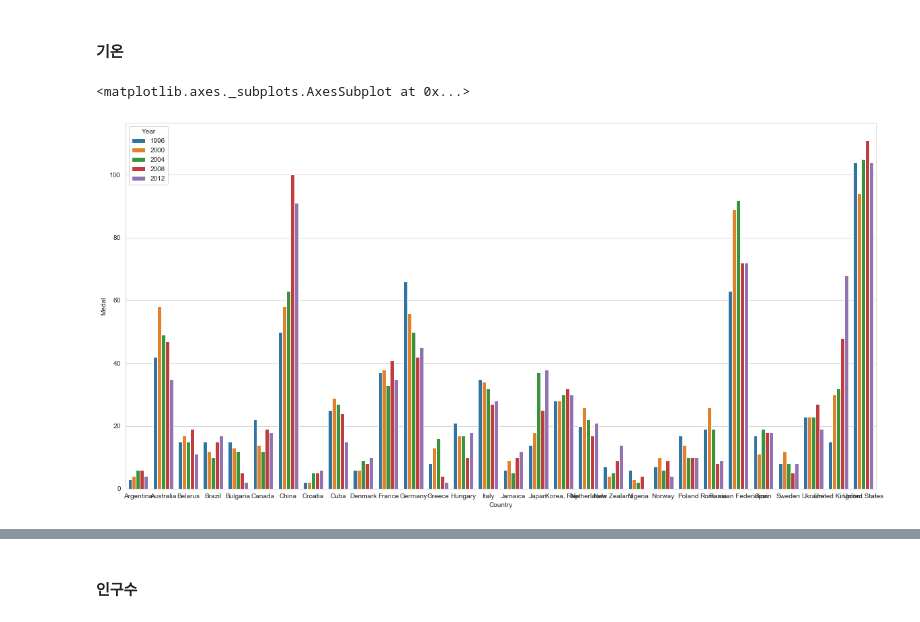
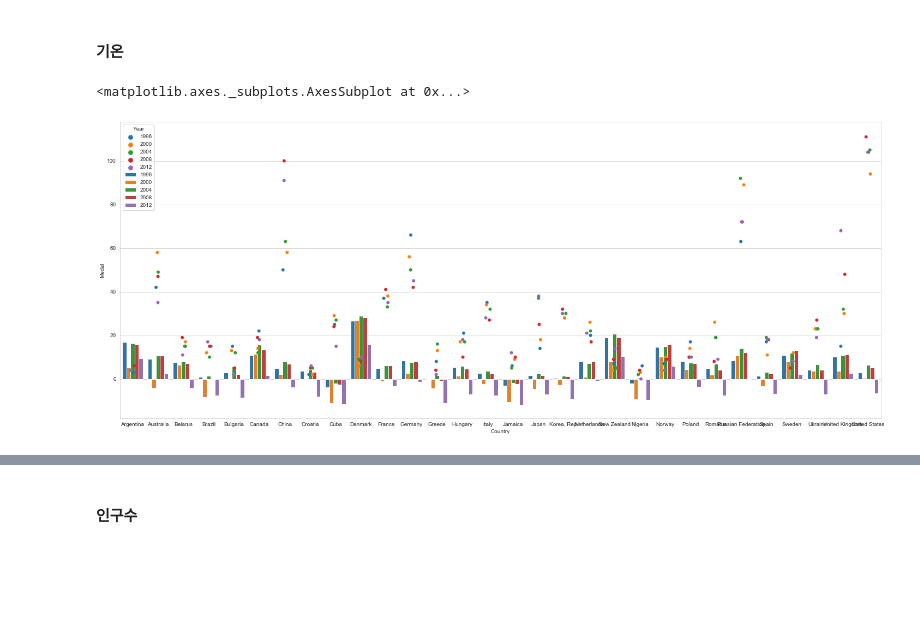
Before and after one commit to hogoood/my_own_project, a Jupyter notebook: Olympic Medals.ipynb, the cells around one changed output, grey strips where cells are left out. Saved outputs shown, nothing was run; the diff lists cells and outputs as text; code cells hidden in the pictures; blank space fills up the shorter version.

```diff
--- a/Olympic Medals.ipynb
+++ b/Olympic Medals.ipynb
@@ -1552,8 +1564,10 @@ medals_by_country.style.background_gradient(cmap = 'Greens', axis = 1)
 # %% [markdown]
 #### 기온
 # %%
-plt.figure(figsize = (20, 10))
-sns.barplot(data= train, x= 'Country', y = 'Medal', hue = 'Year')
+plt.figure(figsize = (25, 10))
+sns.barplot(data = train, x = 'Country', y = 'TempDiff', hue = 'Year', ci = None)
+sns.stripplot(x="Country", y="Medal", data = train,
+              size=6, linewidth=0, hue = 'Year')
 # %% [output]
 <matplotlib.axes._subplots.AxesSubplot at 0x...>
-[figure, old version]
+[figure, new version]
```
Also changed, not shown: parts of 8 cells of this notebook.
